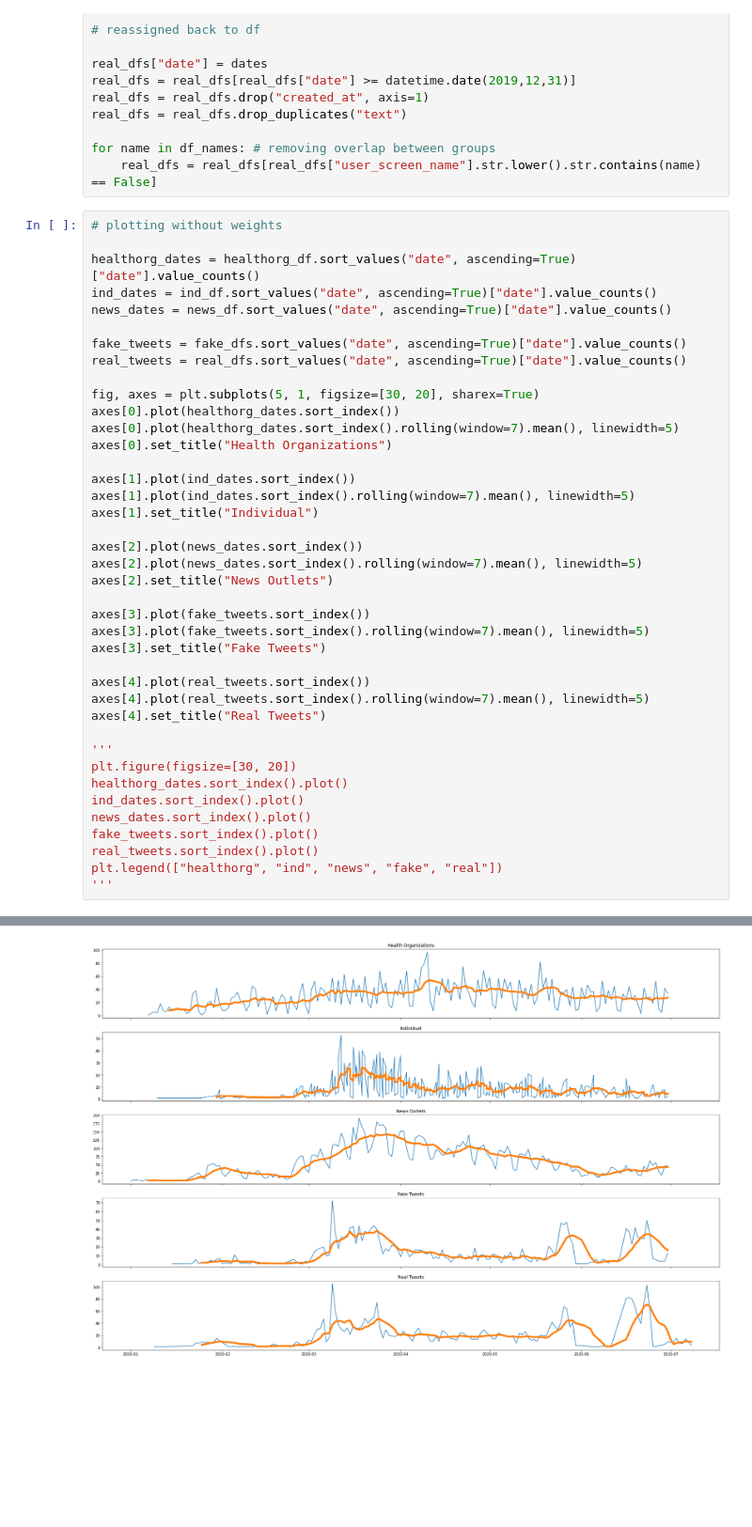
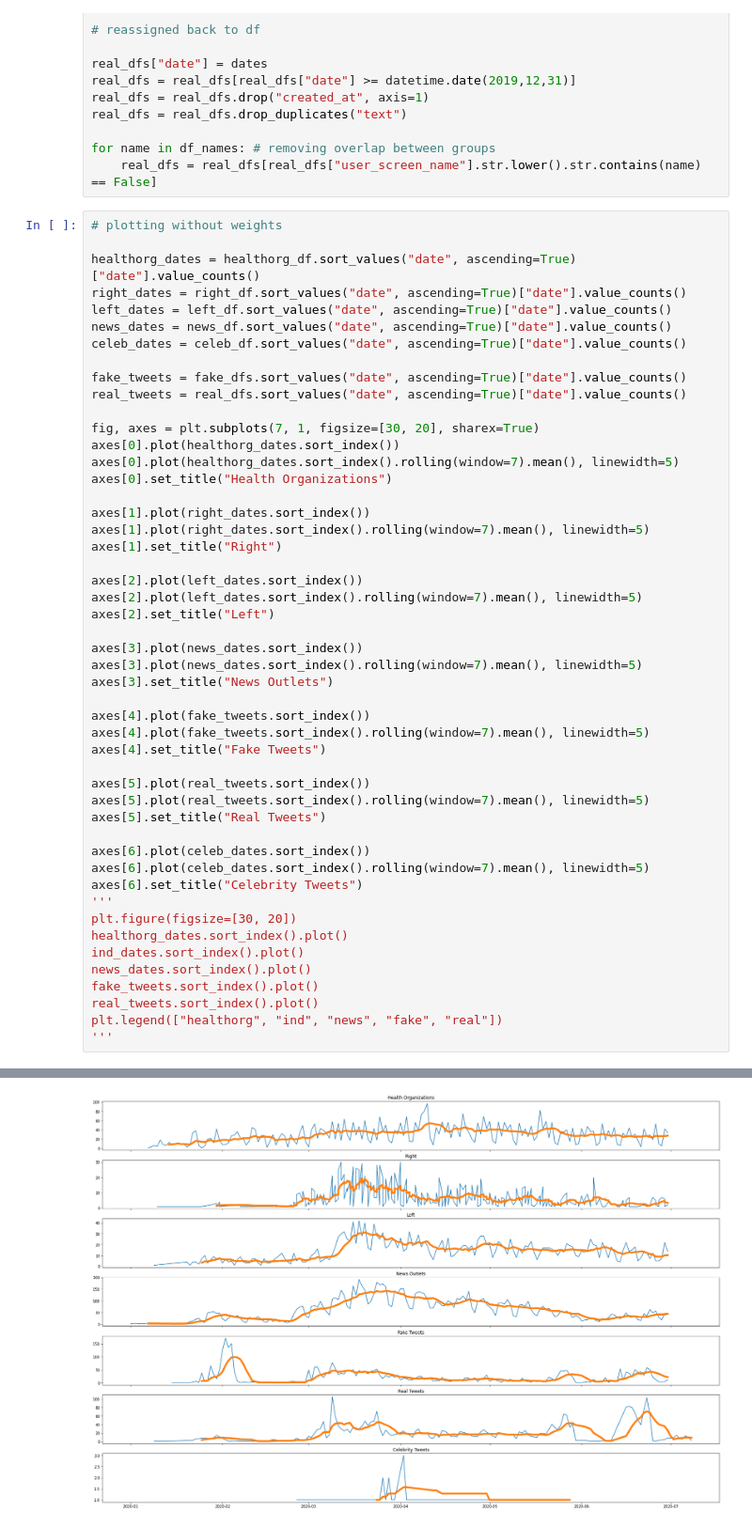
Before and after one commit to jennifertramsu/bdc2021, a Jupyter notebook: Datasets/get_covid.ipynb, the cells around one changed output, grey strips where cells are left out. Shown at 94% size. Drawn from its saved outputs; the diff is of its cells as text; blank space fills up the shorter version.

```diff
--- a/Datasets/get_covid.ipynb
+++ b/Datasets/get_covid.ipynb
@@ -332,43 +389,52 @@ for name in df_names: # removing overlap between groups
 # %%
 # plotting without weights
 
 healthorg_dates = healthorg_df.sort_values("date", ascending=True)["date"].value_counts()
-ind_dates = ind_df.sort_values("date", ascending=True)["date"].value_counts()
+right_dates = right_df.sort_values("date", ascending=True)["date"].value_counts()
+left_dates = left_df.sort_values("date", ascending=True)["date"].value_counts()
 news_dates = news_df.sort_values("date", ascending=True)["date"].value_counts()
+celeb_dates = celeb_df.sort_values("date", ascending=True)["date"].value_counts()
 
 fake_tweets = fake_dfs.sort_values("date", ascending=True)["date"].value_counts()
 real_tweets = real_dfs.sort_values("date", ascending=True)["date"].value_counts()
 
-fig, axes = plt.subplots(5, 1, figsize=[30, 20], sharex=True)
+fig, axes = plt.subplots(7, 1, figsize=[30, 20], sharex=True)
 axes[0].plot(healthorg_dates.sort_index())
 axes[0].plot(healthorg_dates.sort_index().rolling(window=7).mean(), linewidth=5)
 axes[0].set_title("Health Organizations")
 
-axes[1].plot(ind_dates.sort_index())
-axes[1].plot(ind_dates.sort_index().rolling(window=7).mean(), linewidth=5)
-axes[1].set_title("Individual")
+axes[1].plot(right_dates.sort_index())
+axes[1].plot(right_dates.sort_index().rolling(window=7).mean(), linewidth=5)
+axes[1].set_title("Right")
 
-axes[2].plot(news_dates.sort_index())
-axes[2].plot(news_dates.sort_index().rolling(window=7).mean(), linewidth=5)
-axes[2].set_title("News Outlets")
+axes[2].plot(left_dates.sort_index())
+axes[2].plot(left_dates.sort_index().rolling(window=7).mean(), linewidth=5)
+axes[2].set_title("Left")
 
-axes[3].plot(fake_tweets.sort_index())
-axes[3].plot(fake_tweets.sort_index().rolling(window=7).mean(), linewidth=5)
-axes[3].set_title("Fake Tweets")
+axes[3].plot(news_dates.sort_index())
+axes[3].plot(news_dates.sort_index().rolling(window=7).mean(), linewidth=5)
+axes[3].set_title("News Outlets")
 
-axes[4].plot(real_tweets.sort_index())
-axes[4].plot(real_tweets.sort_index().rolling(window=7).mean(), linewidth=5)
-axes[4].set_title("Real Tweets")
+axes[4].plot(fake_tweets.sort_index())
+axes[4].plot(fake_tweets.sort_index().rolling(window=7).mean(), linewidth=5)
+axes[4].set_title("Fake Tweets")
 
+axes[5].plot(real_tweets.sort_index())
+axes[5].plot(real_tweets.sort_index().rolling(window=7).mean(), linewidth=5)
+axes[5].set_title("Real Tweets")
+
+axes[6].plot(celeb_dates.sort_index())
+axes[6].plot(celeb_dates.sort_index().rolling(window=7).mean(), linewidth=5)
+axes[6].set_title("Celebrity Tweets")
 '''
 plt.figure(figsize=[30, 20])
 healthorg_dates.sort_index().plot()
 ind_dates.sort_index().plot()
 news_dates.sort_index().plot()
 fake_tweets.sort_index().plot()
 real_tweets.sort_index().plot()
 plt.legend(["healthorg", "ind", "news", "fake", "real"])
 '''
 # %% [output]
 '\nplt.figure(figsize=[30, 20])\nhealthorg_dates.sort_index().plot()\nind_dates.sort_index().plot()\nnews_dates.sort_index().plot()\nfake_tweets.sort_index().plot()\nreal_tweets.sort_index().plot()\np ...
-[figure, old version]
+[figure, new version]
```
Also changed, not shown: parts of 16 cells of this notebook, 38 other files.
